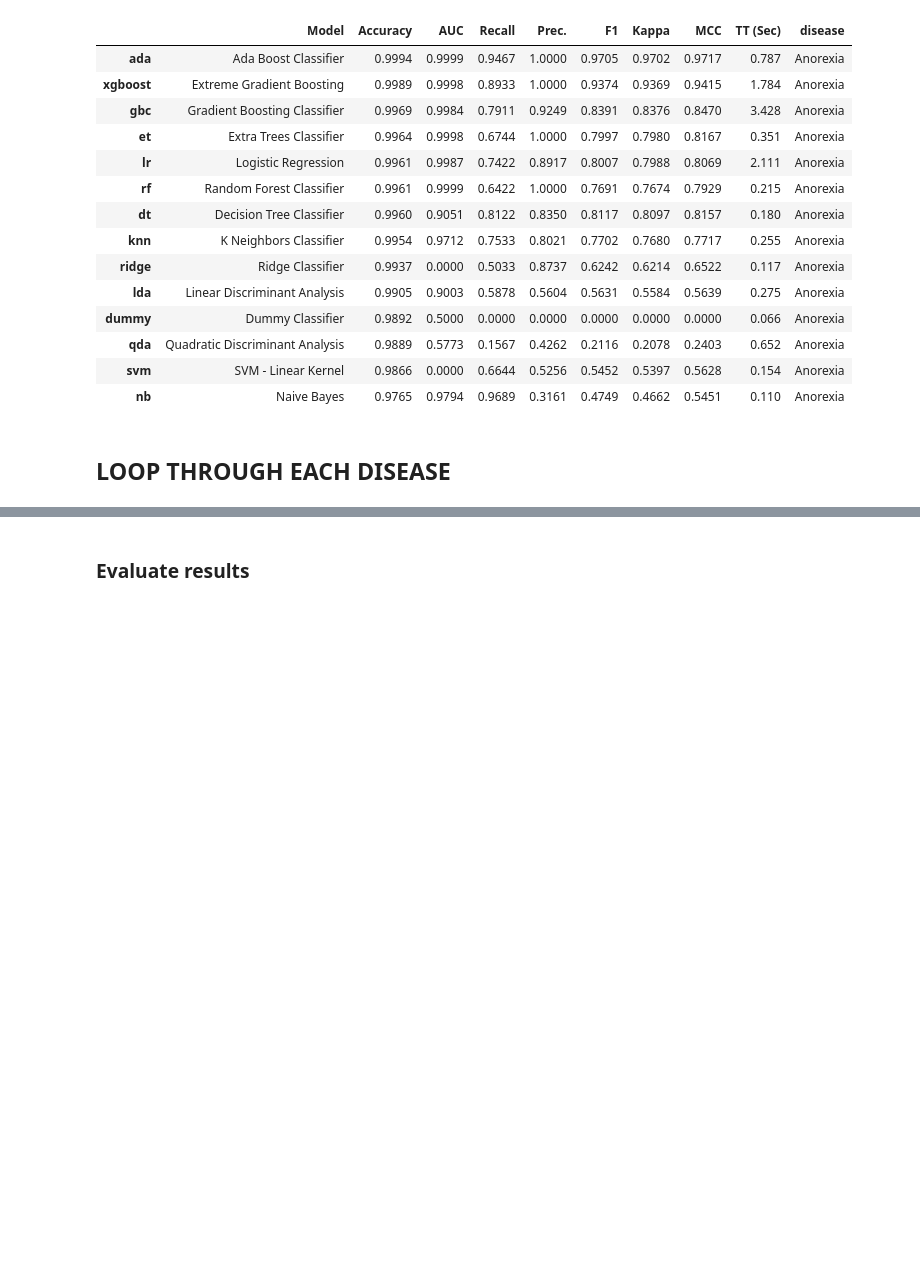
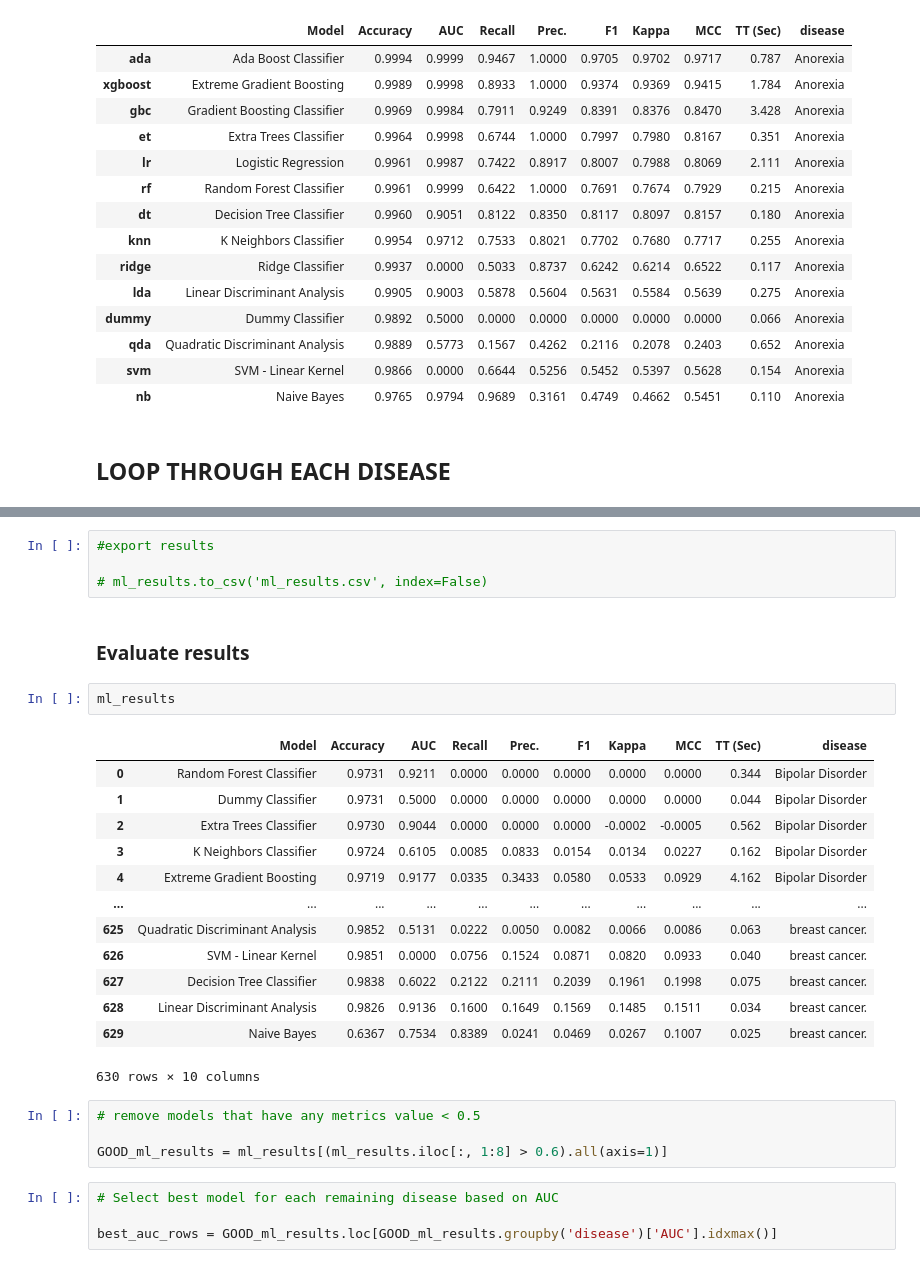
Before and after one commit to manuelgug/ML_disease_prediction_microbiome, a Jupyter notebook: MIcrobiome_x_Health_ML.ipynb, the cells around one changed output, grey strips where cells are left out. Drawn from its saved outputs; the diff is of its cells as text; blank space fills up the shorter version.

```diff
--- a/MIcrobiome_x_Health_ML.ipynb
+++ b/MIcrobiome_x_Health_ML.ipynb
@@ -846,5 +847,33 @@ Class: Healthy: 98.93%
 Class: Cardiovascular Diseases: 1.07%
 Training models...
 ... (33 outputs left out)
+# %%
+#export results
+
+# ml_results.to_csv('ml_results.csv', index=False)
 # %% [markdown]
 ### Evaluate results
+# %%
+ml_results
+# %% [output]
+|  | Model | Accuracy | AUC | Recall | Prec. | F1 | Kappa | MCC | TT (Sec) | disease |
+| 0 | Random Forest Classifier | 0.9731 | 0.9211 | 0.0000 | 0.0000 | 0.0000 | 0.0000 | 0.0000 | 0.344 | Bipolar Disorder |
+| 1 | Dummy Classifier | 0.9731 | 0.5000 | 0.0000 | 0.0000 | 0.0000 | 0.0000 | 0.0000 | 0.044 | Bipolar Disorder |
+| 2 | Extra Trees Classifier | 0.9730 | 0.9044 | 0.0000 | 0.0000 | 0.0000 | -0.0002 | -0.0005 | 0.562 | Bipolar Disorder |
+| 3 | K Neighbors Classifier | 0.9724 | 0.6105 | 0.0085 | 0.0833 | 0.0154 | 0.0134 | 0.0227 | 0.162 | Bipolar Disorder |
+| 4 | Extreme Gradient Boosting | 0.9719 | 0.9177 | 0.0335 | 0.3433 | 0.0580 | 0.0533 | 0.0929 | 4.162 | Bipolar Disorder |
+| ... | ... | ... | ... | ... | ... | ... | ... | ... | ... | ... |
+| 625 | Quadratic Discriminant Analysis | 0.9852 | 0.5131 | 0.0222 | 0.0050 | 0.0082 | 0.0066 | 0.0086 | 0.063 | breast cancer. |
+| 626 | SVM - Linear Kernel | 0.9851 | 0.0000 | 0.0756 | 0.1524 | 0.0871 | 0.0820 | 0.0933 | 0.040 | breast cancer. |
+| 627 | Decision Tree Classifier | 0.9838 | 0.6022 | 0.2122 | 0.2111 | 0.2039 | 0.1961 | 0.1998 | 0.075 | breast cancer. |
+| 628 | Linear Discriminant Analysis | 0.9826 | 0.9136 | 0.1600 | 0.1649 | 0.1569 | 0.1485 | 0.1511 | 0.034 | breast cancer. |
+| 629 | Naive Bayes | 0.6367 | 0.7534 | 0.8389 | 0.0241 | 0.0469 | 0.0267 | 0.1007 | 0.025 | breast cancer. |
+630 rows × 10 columns
+# %%
+# remove models that have any metrics value < 0.5
+
+GOOD_ml_results = ml_results[(ml_results.iloc[:, 1:8] > 0.6).all(axis=1)]
+# %%
+# Select best model for each remaining disease based on AUC
+
+best_auc_rows = GOOD_ml_results.loc[GOOD_ml_results.groupby('disease')['AUC'].idxmax()]
```
Also changed, not shown: parts of 5 cells of this notebook.
